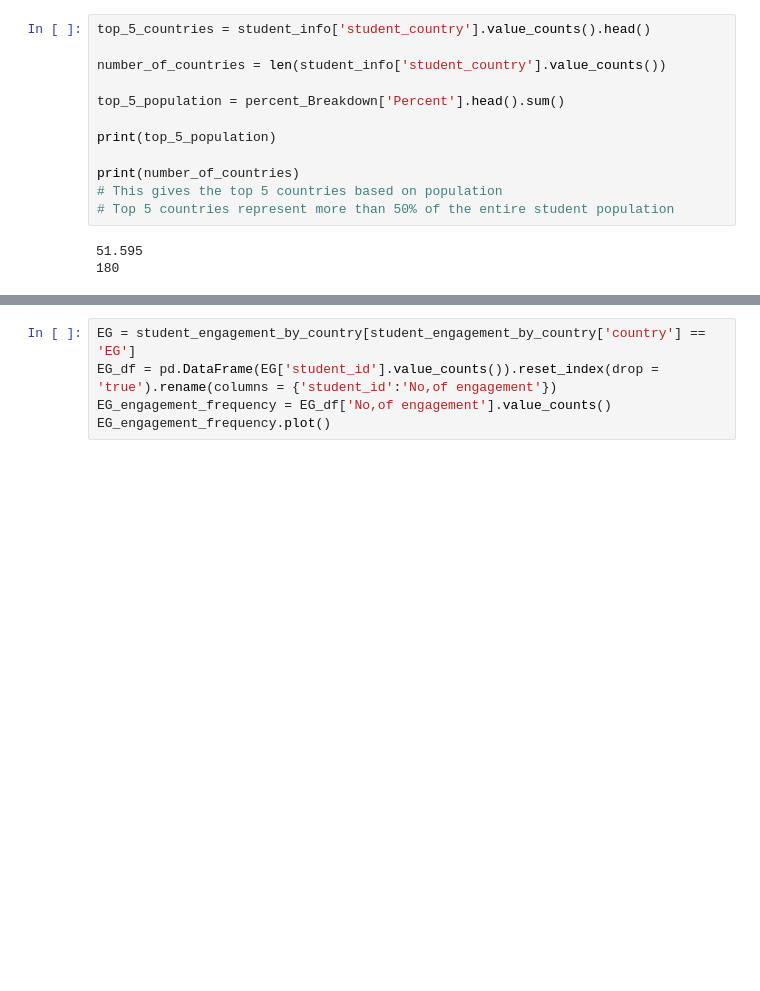
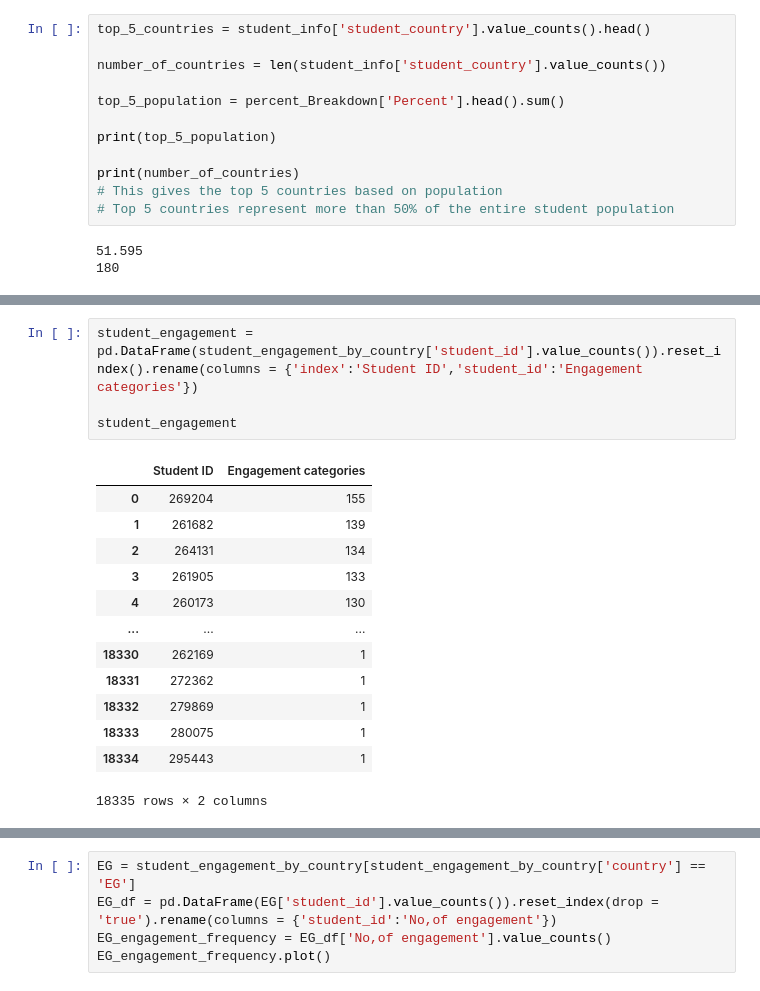
Before and after one commit to puvanans/365-DS-Competition, a Jupyter notebook: engagement _analysis_by_country.ipynb, the cells around one changed output, grey strips where cells are left out. Drawn from its saved outputs; the diff is of its cells as text; blank space fills up the shorter version.

Commit message:
cleaned up the dfs on student engagement and categories

```diff
--- a/engagement _analysis_by_country.ipynb
+++ b/engagement _analysis_by_country.ipynb
@@ -56,0 +71,18 @@ More than one student can have the same category of engagement type.
+# %%
+student_engagement = pd.DataFrame(student_engagement_by_country['student_id'].value_counts()).reset_index().rename(columns = {'index':'Student ID','student_id':'Engagement categories'})
+
+student_engagement
+# %% [output]
+|  | Student ID | Engagement categories |
+| 0 | 269204 | 155 |
+| 1 | 261682 | 139 |
+| 2 | 264131 | 134 |
+| 3 | 261905 | 133 |
+| 4 | 260173 | 130 |
+| ... | ... | ... |
+| 18330 | 262169 | 1 |
+| 18331 | 272362 | 1 |
+| 18332 | 279869 | 1 |
+| 18333 | 280075 | 1 |
+| 18334 | 295443 | 1 |
+18335 rows × 2 columns
```
Also changed, not shown: parts of 18 cells of this notebook, 1 other file.
